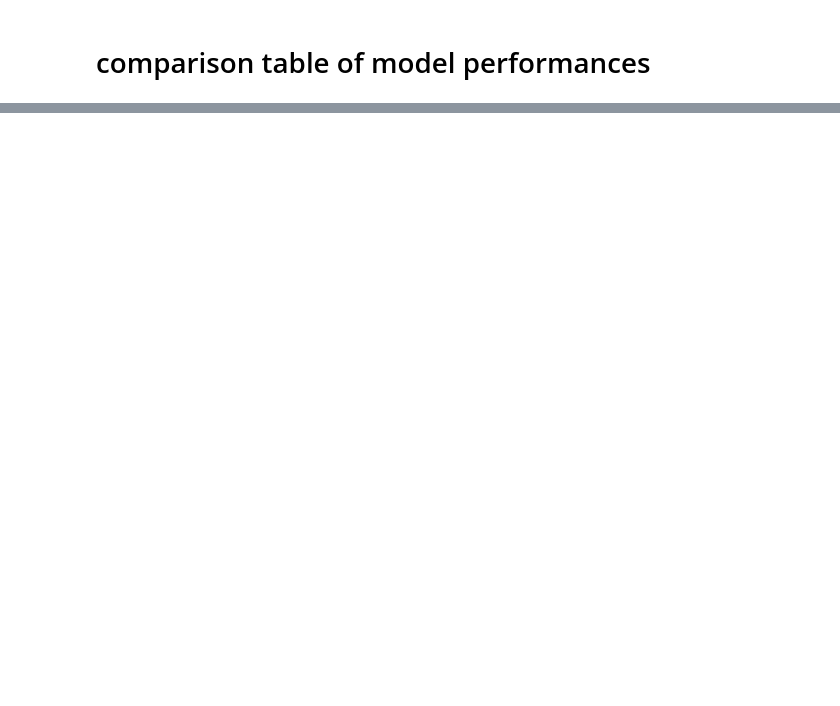
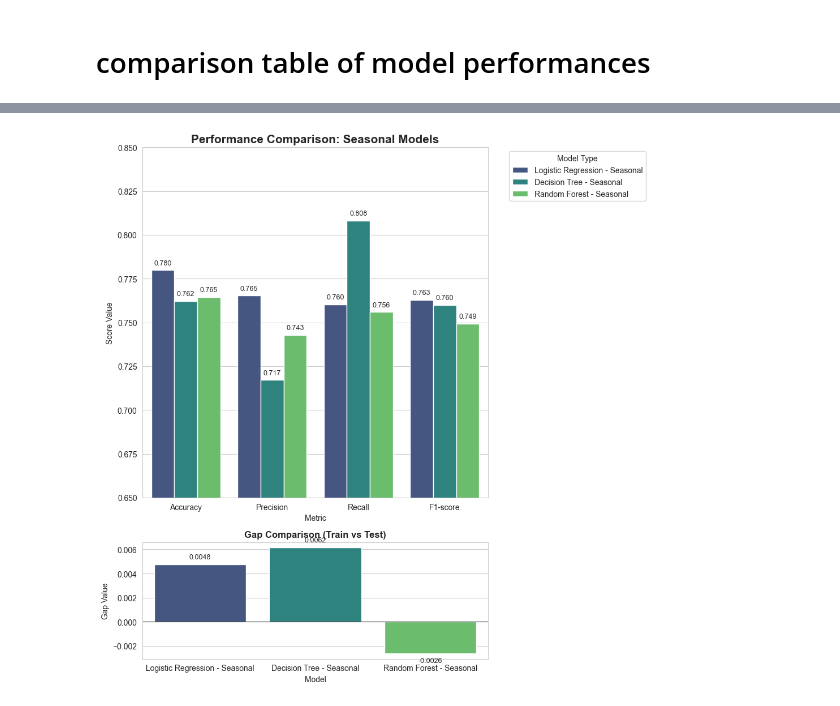
Before and after one commit to sharonkipruto-code/Phase3_project, a Jupyter notebook: flu_index.ipynb, the cells around one changed output, grey strips where cells are left out. Cells and saved outputs as stored; diff of their text form; code cells hidden in the pictures; blank space fills up the shorter version.

```diff
--- a/flu_index.ipynb
+++ b/flu_index.ipynb
@@ -753,0 +763,48 @@ results.sort_values(by="Accuracy", ascending=False)
+# %%
+
+# 1. Prepare data
+metrics_list = ['Accuracy', 'Precision', 'Recall', 'F1-score']
+df_melted = results.melt(
+    id_vars='Model', value_vars=metrics_list, var_name='Metric',
+    value_name='Score')
+
+# 2. Plotting - Create two subplots (2 rows, 1 column)
+
+fig, (ax1, ax2) = plt.subplots(2, 1, figsize=(10, 10), gridspec_kw={'height_ratios': [3, 1]})
+sns.set_style("whitegrid")
+
+# --- TOP CHART: Main Metrics ---
+sns.barplot(
+    data=df_melted, x='Metric', y='Score', hue='Model', palette='viridis',
+    ax=ax1)
+ax1.set_title('Performance Comparison: Seasonal Models',
+              fontsize=15, fontweight='bold')
+ax1.set_ylim(0.65, 0.85)
+ax1.set_ylabel('Score Value')
+ax1.legend(title='Model Type', bbox_to_anchor=(1.05, 1), loc='upper left')
+
+# Add values on top of bars for main metrics
+for p in ax1.patches:
+    ax1.annotate(format(p.get_height(), '.3f'),
+                (p.get_x() + p.get_width() / 2., p.get_height()),
+                ha='center', va='center', xytext=(0, 9), textcoords='offset points', fontsize=9)
+
+# --- BOTTOM CHART: Gap ---
+sns.barplot(data=results, x='Model', y='Gap', palette='viridis', ax=ax2)
+ax2.set_title('Gap Comparison (Train vs Test)', fontsize=12, fontweight='bold')
+ax2.set_ylabel('Gap Value')
+ax2.axhline(0, color='black', linewidth=0.8) # Add a line at zero
+
+# Add values on top of gap bars
+for p in ax2.patches:
+    ax2.annotate(format(p.get_height(), '.4f'),
+                (p.get_x() + p.get_width() / 2., p.get_height()),
+                ha='center', va='bottom' if p.get_height() > 0 else 'top',
+                xytext=(0, 5 if p.get_height() > 0 else -5),
+                textcoords='offset points', fontsize=9)
+
+plt.tight_layout()
+plt.savefig('./Visualizations/Model_comparison_chart_with_gaps.png')
+plt.show()
+# %% [output]
+[figure, added]
```
Also changed, not shown: parts of 23 cells of this notebook, 7 other files.
